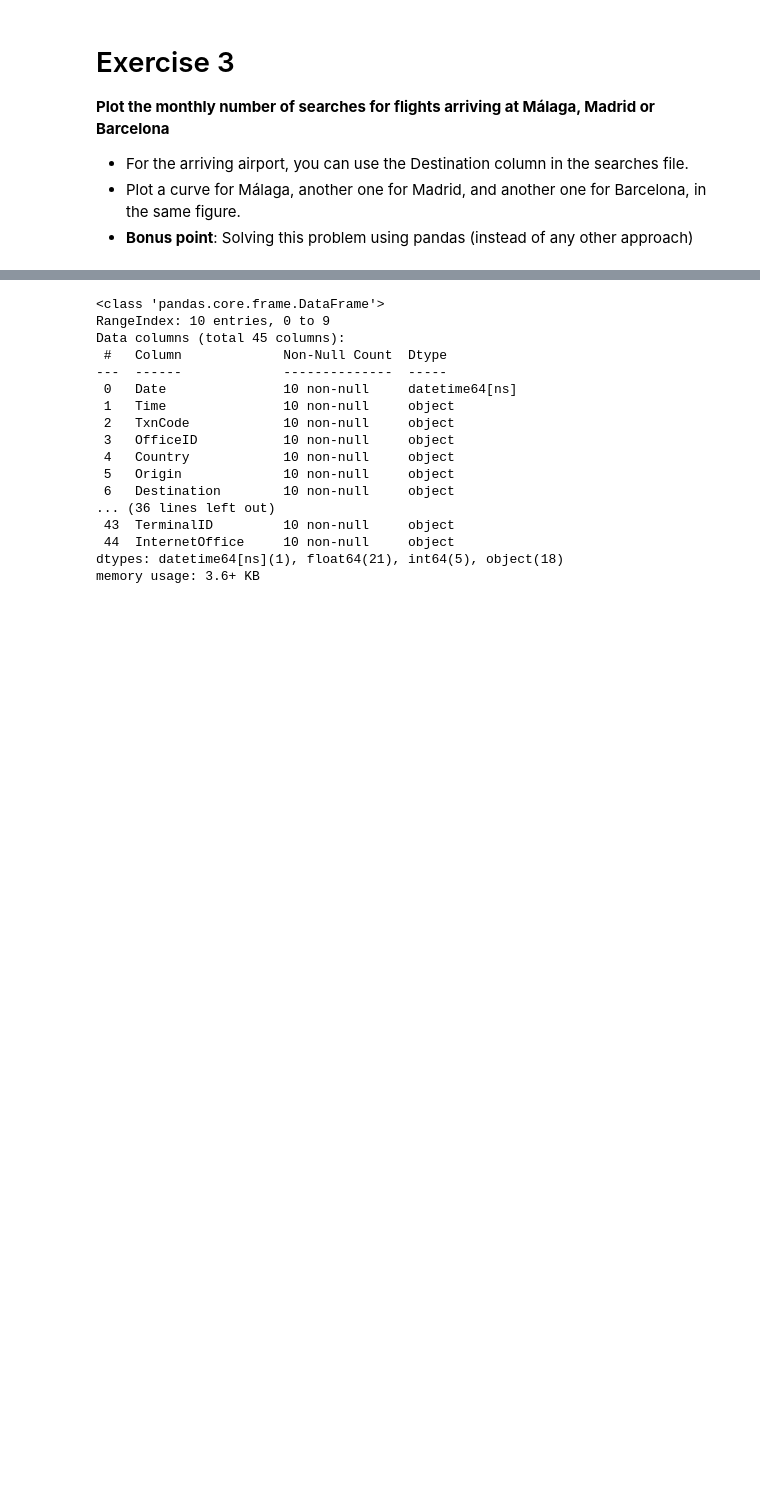
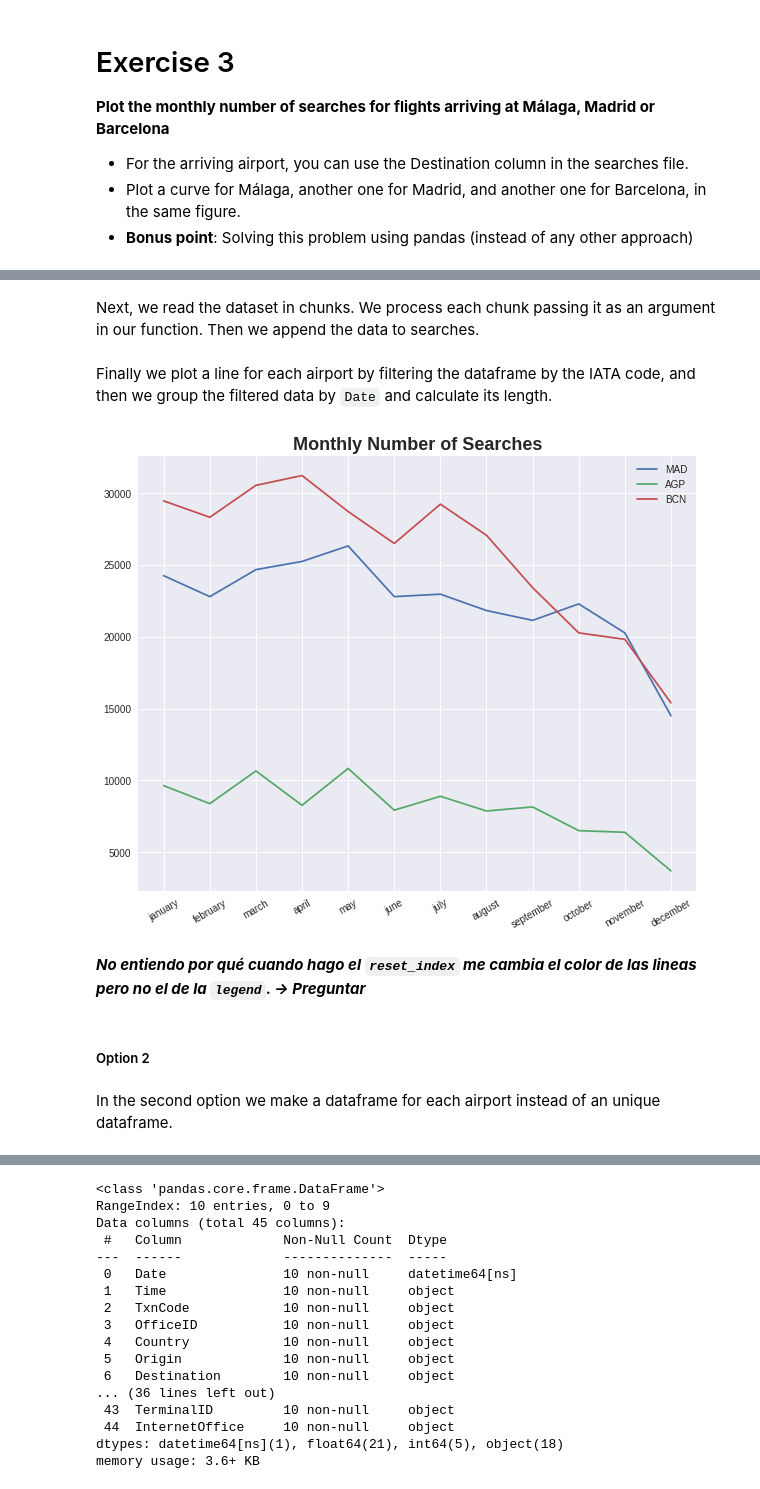
Before and after one commit to javiicc/DS_Challenge, a Jupyter notebook: Data_Science_Challenge.ipynb, the cells around one changed output, grey strips where cells are left out. Drawn from its saved outputs; the diff is of its cells as text; code cells hidden in the pictures; blank space fills up the shorter version.

```diff
--- a/Data_Science_Challenge.ipynb
+++ b/Data_Science_Challenge.ipynb
@@ -386 +416,50 @@ top_10.to_csv('exercise_2.csv', sep = '^', index = False)
+# %% [markdown]
+Next, we read the dataset in chunks. We process each chunk passing it as an argument in our function. Then we append the data to searches.
+# %%
+data_iterator = pd.read_csv("../challenge/searches.csv.bz2",
+                            chunksize=10**6,
+                            sep='^',
+                            usecols=['Date', 'Destination'],
+                            compression='bz2',
+                            #nrows=10**5
+                           )
+
+
+searches = pd.DataFrame()
+for i, data_chunk in enumerate(data_iterator):
+    #print("Chunk: %d, size of chunk %d"%(i+1, len(data_chunk)))
+    data_chunk = data_preprocessing(data_chunk)
+    #data_chunk.reset_index(inplace=True)
+    searches = searches.append(data_chunk)
+# %% [markdown]
+Finally we plot a line for each airport by filtering the dataframe by the IATA code, and then we group the filtered data by `Date` and calculate its length.
+# %%
+plt.style.use('seaborn')
+fig, ax = plt.subplots(figsize=(10,8))
+
+iata_codes = ['MAD', 'AGP', 'BCN']
+for code in iata_codes:
+    searches[searches['Destination'] == code].groupby('Date').agg([len]).plot(ax=ax)
+
+ax.set_title('Monthly Number of Searches',
+             fontsize=18,
+             fontweight ='bold')
+
+ax.set_xticks([0, 1, 2, 3, 4, 5, 6, 7, 8, 9, 10, 11])
+months = ['january', 'february', 'march',
+          'april', 'may', 'june',
+          'july', 'august', 'september',
+          'october', 'november', 'december']
+ax.set_xticklabels(months, rotation=30)
+ax.set_xlabel('')
+
+leg = ax.legend(['MAD', 'AGP', 'BCN']);
+# %% [output]
+[figure, added]
+# %% [markdown]
+***No entiendo por qué cuando hago el `reset_index` me cambia el color de las lineas pero no el de la `legend`. -> Preguntar***
+# %% [markdown]
+##### Option 2
+# %% [markdown]
+In the second option we make a dataframe for each airport instead of an unique dataframe.
 # %%
```
Also changed, not shown: parts of 15 cells of this notebook.
